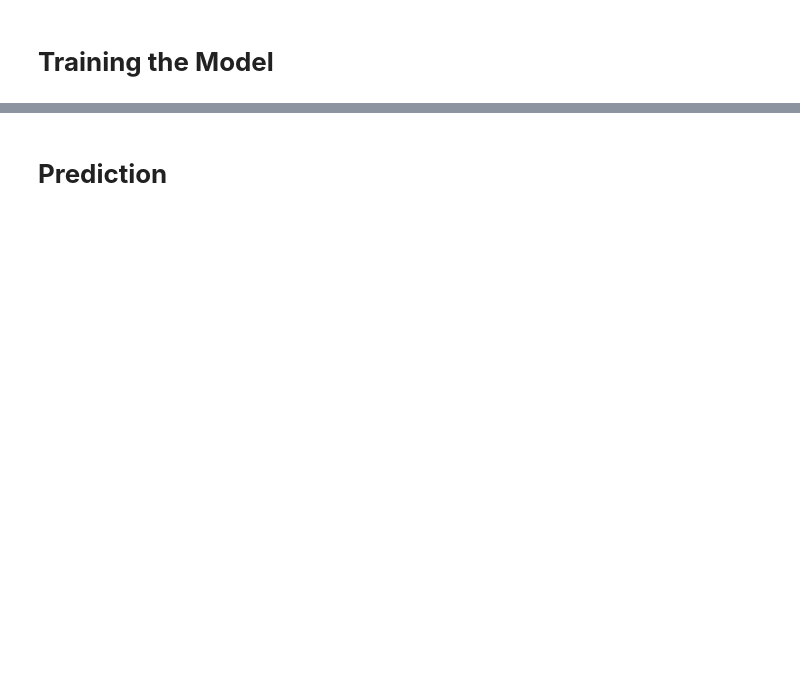
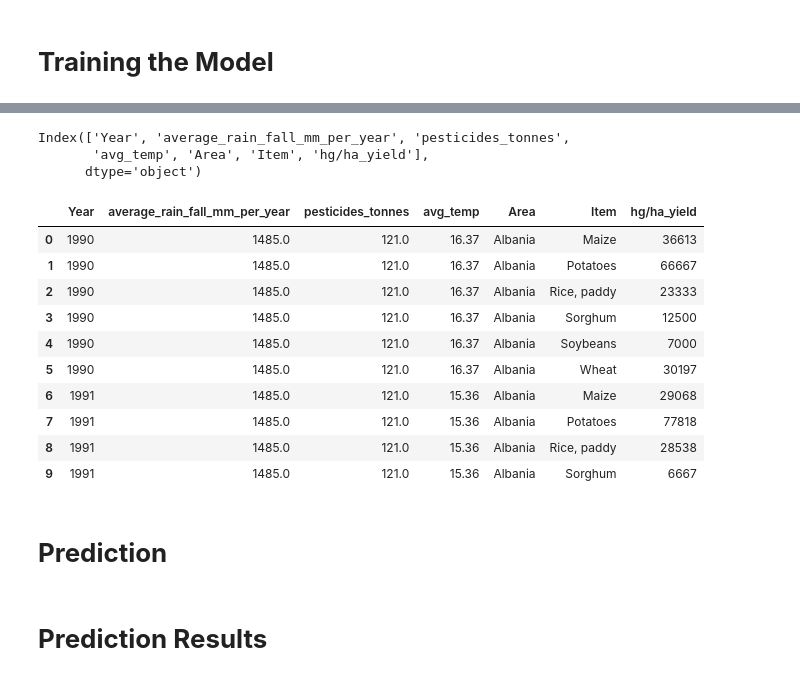
Before and after one commit to gnatnib/crop_yield_prediction, a Jupyter notebook: crop_yield_predictions.ipynb, the cells around one changed output, grey strips where cells are left out. Drawn from its saved outputs; the diff is of its cells as text; code cells hidden in the pictures; blank space fills up the shorter version.

```diff
--- a/crop_yield_predictions.ipynb
+++ b/crop_yield_predictions.ipynb
@@ -16,4 +16,4 @@ import seaborn as sns
 import matplotlib.pyplot as plt
 plt.style.use('ggplot')
 # %%
-df = pd.read_csv('yield_df.csv')
+df = pd.read_csv('/content/sample_data/yield_df.csv')
@@ -305,7 +507,23 @@ dtr.predict(X_test_dummy)
 # %%
 df.columns
+# %% [output]
+Index(['Year', 'average_rain_fall_mm_per_year', 'pesticides_tonnes',
+       'avg_temp', 'Area', 'Item', 'hg/ha_yield'],
+      dtype='object')
 # %%
-df.head()
+df.head(10)
+# %% [output]
+|  | Year | average_rain_fall_mm_per_year | pesticides_tonnes | avg_temp | Area | Item | hg/ha_yield |
+| 0 | 1990 | 1485.0 | 121.0 | 16.37 | Albania | Maize | 36613 |
+| 1 | 1990 | 1485.0 | 121.0 | 16.37 | Albania | Potatoes | 66667 |
+| 2 | 1990 | 1485.0 | 121.0 | 16.37 | Albania | Rice, paddy | 23333 |
+| 3 | 1990 | 1485.0 | 121.0 | 16.37 | Albania | Sorghum | 12500 |
+| 4 | 1990 | 1485.0 | 121.0 | 16.37 | Albania | Soybeans | 7000 |
+| 5 | 1990 | 1485.0 | 121.0 | 16.37 | Albania | Wheat | 30197 |
+| 6 | 1991 | 1485.0 | 121.0 | 15.36 | Albania | Maize | 29068 |
+| 7 | 1991 | 1485.0 | 121.0 | 15.36 | Albania | Potatoes | 77818 |
+| 8 | 1991 | 1485.0 | 121.0 | 15.36 | Albania | Rice, paddy | 28538 |
+| 9 | 1991 | 1485.0 | 121.0 | 15.36 | Albania | Sorghum | 6667 |
 # %% [markdown]
 # **Prediction**
 # %%
@@ -331,2 +549,4 @@ result = prediction(1990,1485.0,121.0,16.37,'Albania','Potatoes')
+# %% [markdown]
+# **Prediction Results**
 # %%
 result
```
Also changed, not shown: parts of 38 cells of this notebook.
